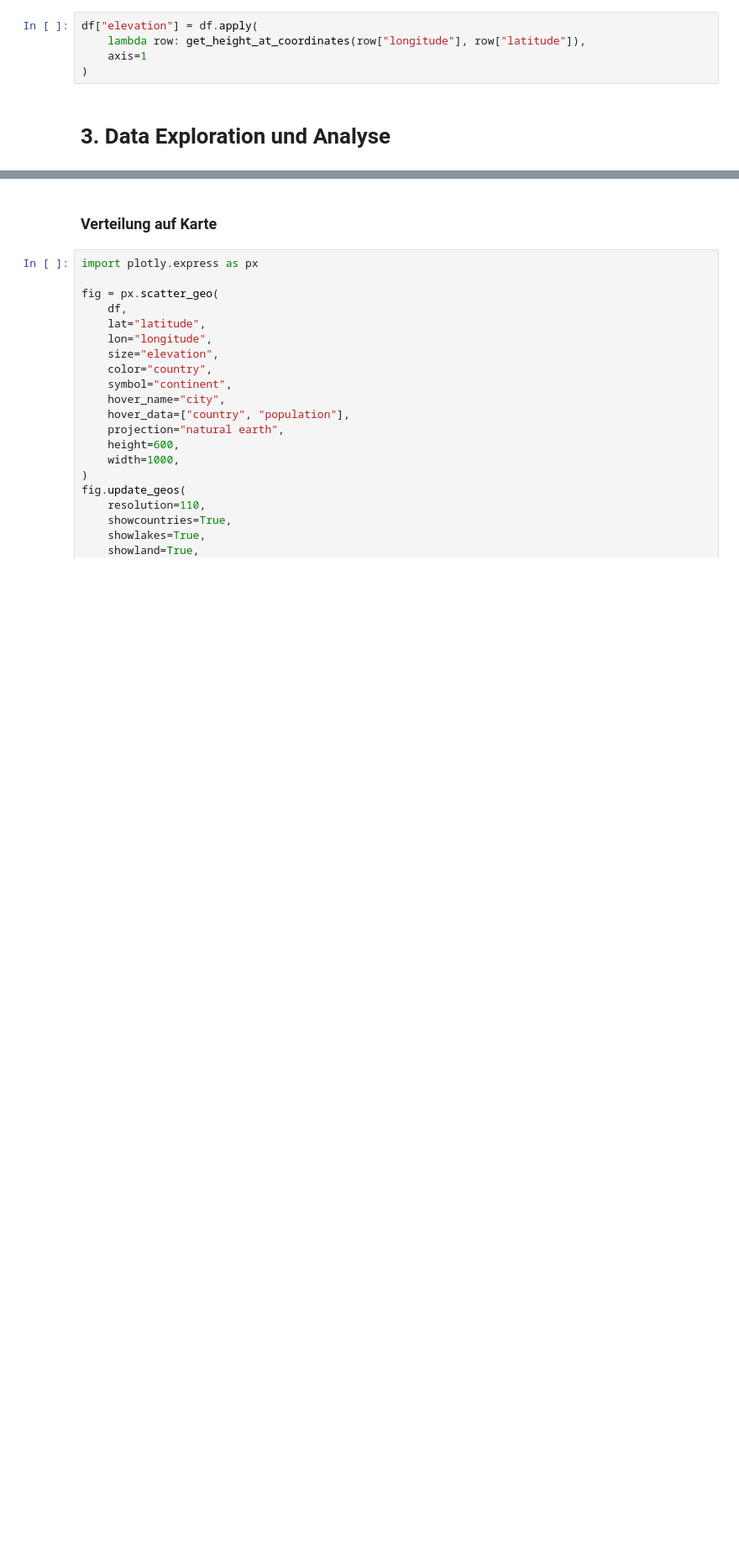
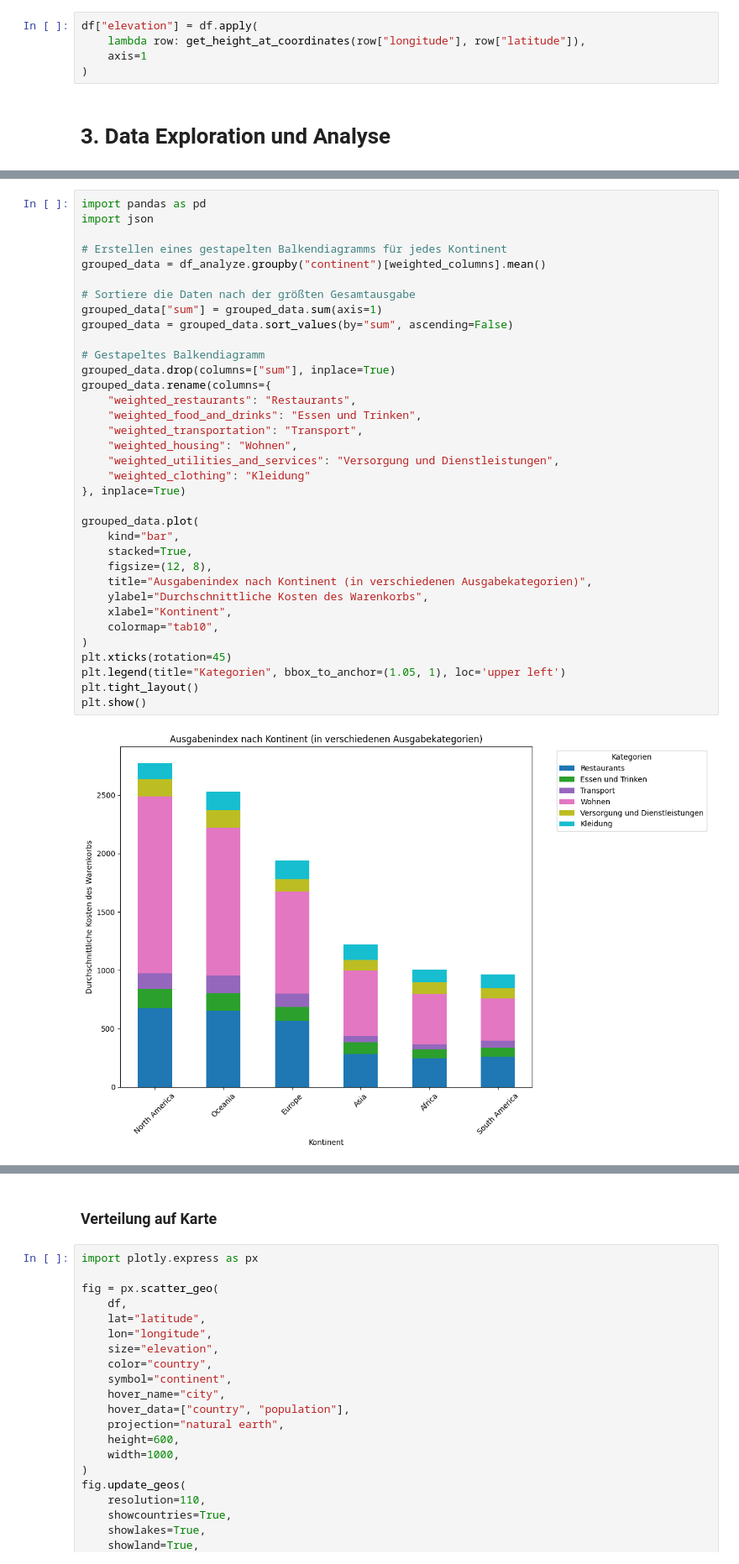
Before and after one commit to GehriJan/data-science-exam, a Jupyter notebook: data_science_exam.ipynb, the cells around one changed output, grey strips where cells are left out. Shown at 84% size. Cells and saved outputs as stored; diff of their text form; blank space fills up the shorter version.

```diff
--- a/data_science_exam.ipynb
+++ b/data_science_exam.ipynb
@@ -454,0 +438,37 @@ plt.show()
+# %%
+import pandas as pd
+import json
+
+# Erstellen eines gestapelten Balkendiagramms für jedes Kontinent
+grouped_data = df_analyze.groupby("continent")[weighted_columns].mean()
+
+# Sortiere die Daten nach der größten Gesamtausgabe
+grouped_data["sum"] = grouped_data.sum(axis=1)
+grouped_data = grouped_data.sort_values(by="sum", ascending=False)
+
+# Gestapeltes Balkendiagramm
+grouped_data.drop(columns=["sum"], inplace=True)
+grouped_data.rename(columns={
+    "weighted_restaurants": "Restaurants",
+    "weighted_food_and_drinks": "Essen und Trinken",
+    "weighted_transportation": "Transport",
+    "weighted_housing": "Wohnen",
+    "weighted_utilities_and_services": "Versorgung und Dienstleistungen",
+    "weighted_clothing": "Kleidung"
+}, inplace=True)
+
+grouped_data.plot(
+    kind="bar",
+    stacked=True,
+    figsize=(12, 8),
+    title="Ausgabenindex nach Kontinent (in verschiedenen Ausgabekategorien)",
+    ylabel="Durchschnittliche Kosten des Warenkorbs",
+    xlabel="Kontinent",
+    colormap="tab10",
+)
+plt.xticks(rotation=45)
+plt.legend(title="Kategorien", bbox_to_anchor=(1.05, 1), loc='upper left')
+plt.tight_layout()
+plt.show()
+# %% [output]
+[figure, added]
```
Also changed, not shown: parts of 14 cells of this notebook.
